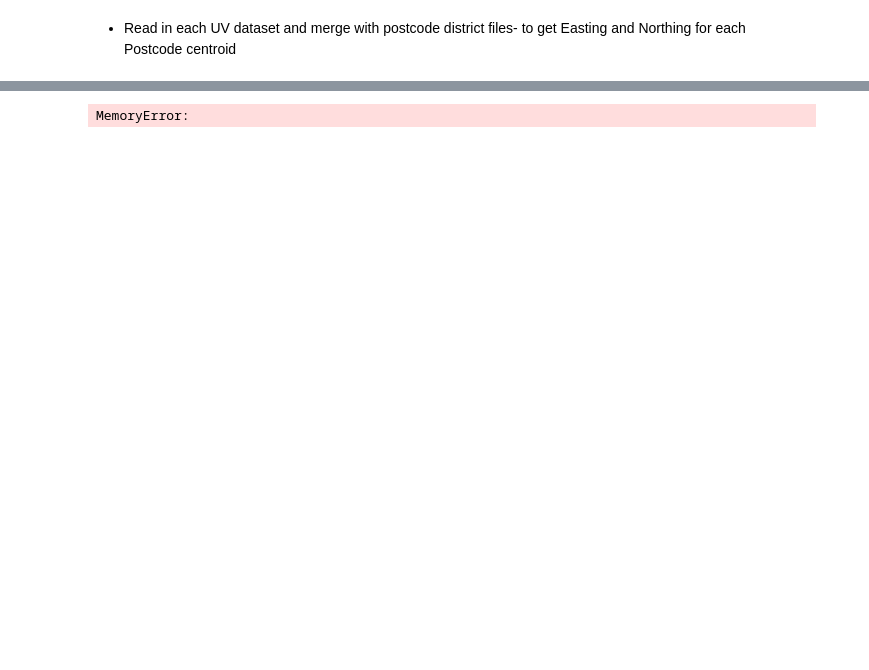
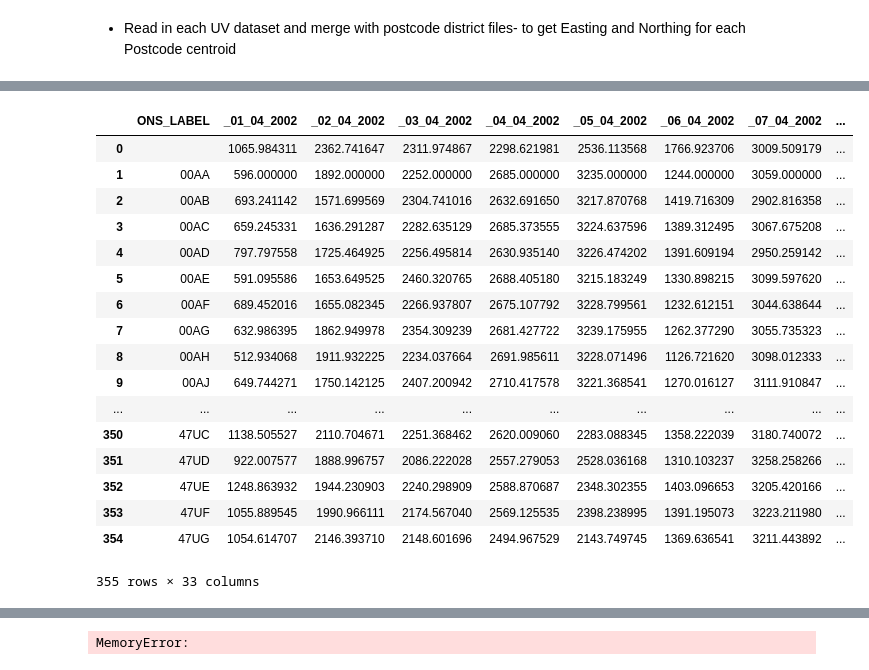
Before and after one commit to annalisasheehan/ICL_Diabetes, a Jupyter notebook: UV_postcode_district.ipynb, the cells around one changed output, grey strips where cells are left out. Cells and saved outputs as stored; diff of their text form; code cells hidden in the pictures; blank space fills up the shorter version.

```diff
--- a/UV_postcode_district.ipynb
+++ b/UV_postcode_district.ipynb
@@ -60,0 +98,29 @@ Aug02 = Aug02.set_index('LABEL')
+# %%
+Apr03_av = Apr03_LAD.groupby('ONS_LABEL', as_index=False)['_01_04_2002','_02_04_2002','_03_04_2002','_04_04_2002','_05_04_2002',
+                                                          '_06_04_2002','_07_04_2002','_08_04_2002','_09_04_2002','_10_04_2002',
+                                                          '_11_04_2002','_12_04_2002','_13_04_2002','_14_04_2002','_15_04_2002',
+                                                          '_16_04_2002','_17_04_2002','_18_04_2002','_19_04_2002','_20_04_2002',
+                                                          '_21_04_2002','_22_04_2002','_23_04_2002','_24_04_2002','_25_04_2002',
+                                                          '_26_04_2002','_27_04_2002','_28_04_2002','_29_04_2002','_30_04_2002',
+                                                          '_01_05_2002'].mean()
+# %%
+Apr03_av
+# %% [output]
+|  | ONS_LABEL | _01_04_2002 | _02_04_2002 | _03_04_2002 | _04_04_2002 | _05_04_2002 | _06_04_2002 | _07_04_2002 | ... |
+| 0 |  | 1065.984311 | 2362.741647 | 2311.974867 | 2298.621981 | 2536.113568 | 1766.923706 | 3009.509179 | ... |
+| 1 | 00AA | 596.000000 | 1892.000000 | 2252.000000 | 2685.000000 | 3235.000000 | 1244.000000 | 3059.000000 | ... |
+| 2 | 00AB | 693.241142 | 1571.699569 | 2304.741016 | 2632.691650 | 3217.870768 | 1419.716309 | 2902.816358 | ... |
+| 3 | 00AC | 659.245331 | 1636.291287 | 2282.635129 | 2685.373555 | 3224.637596 | 1389.312495 | 3067.675208 | ... |
+| 4 | 00AD | 797.797558 | 1725.464925 | 2256.495814 | 2630.935140 | 3226.474202 | 1391.609194 | 2950.259142 | ... |
+| 5 | 00AE | 591.095586 | 1653.649525 | 2460.320765 | 2688.405180 | 3215.183249 | 1330.898215 | 3099.597620 | ... |
+| 6 | 00AF | 689.452016 | 1655.082345 | 2266.937807 | 2675.107792 | 3228.799561 | 1232.612151 | 3044.638644 | ... |
+| 7 | 00AG | 632.986395 | 1862.949978 | 2354.309239 | 2681.427722 | 3239.175955 | 1262.377290 | 3055.735323 | ... |
+| 8 | 00AH | 512.934068 | 1911.932225 | 2234.037664 | 2691.985611 | 3228.071496 | 1126.721620 | 3098.012333 | ... |
+| 9 | 00AJ | 649.744271 | 1750.142125 | 2407.200942 | 2710.417578 | 3221.368541 | 1270.016127 | 3111.910847 | ... |
+| ... | ... | ... | ... | ... | ... | ... | ... | ... | ... |
+| 350 | 47UC | 1138.505527 | 2110.704671 | 2251.368462 | 2620.009060 | 2283.088345 | 1358.222039 | 3180.740072 | ... |
+| 351 | 47UD | 922.007577 | 1888.996757 | 2086.222028 | 2557.279053 | 2528.036168 | 1310.103237 | 3258.258266 | ... |
+| 352 | 47UE | 1248.863932 | 1944.230903 | 2240.298909 | 2588.870687 | 2348.302355 | 1403.096653 | 3205.420166 | ... |
+| 353 | 47UF | 1055.889545 | 1990.966111 | 2174.567040 | 2569.125535 | 2398.238995 | 1391.195073 | 3223.211980 | ... |
+| 354 | 47UG | 1054.614707 | 2146.393710 | 2148.601696 | 2494.967529 | 2143.749745 | 1369.636541 | 3211.443892 | ... |
+355 rows × 33 columns
```
Also changed, not shown: parts of 12 cells of this notebook.
